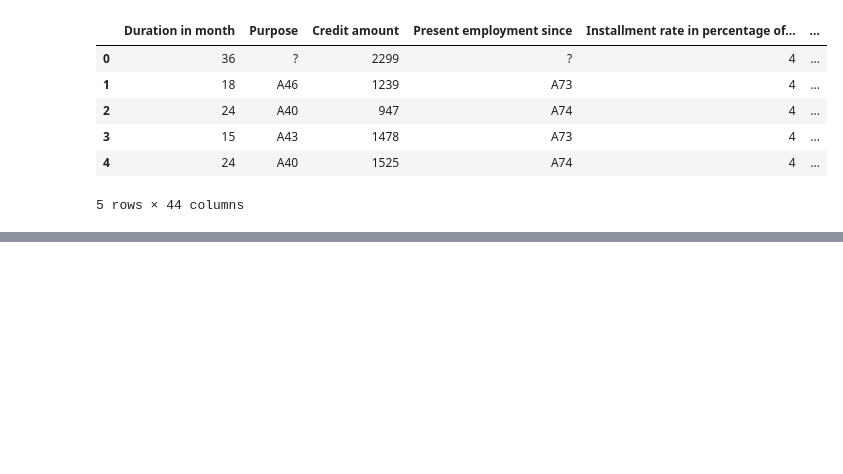
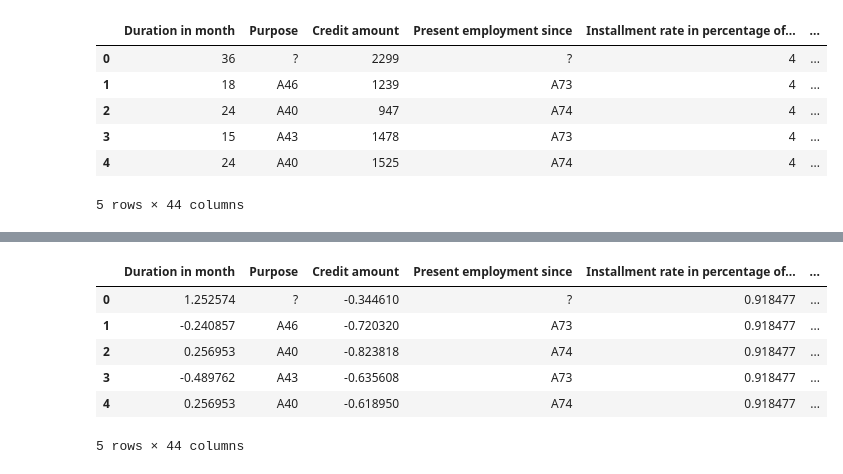
Before and after one commit to kfc-manager/Project_4_Creditworthiness, a Jupyter notebook: creditworthiness.ipynb, the cells around one changed output, grey strips where cells are left out. Cells and saved outputs as stored; diff of their text form; code cells hidden in the pictures; blank space fills up the shorter version.

```diff
--- a/creditworthiness.ipynb
+++ b/creditworthiness.ipynb
@@ -99 +98,27 @@ df.head()
+# %%
+def z_score(column):
+    mean = np.mean(column)
+    std = np.std(column)
+    result = []
+    for i in column:
+        result.append((i - mean)/std)
+    return np.array(result)
+
+df['Duration in month'] = z_score(df['Duration in month'])
+df['Credit amount'] = z_score(df['Credit amount'])
+df['Age in years'] = z_score(df['Age in years'])
+df['Installment rate in percentage of disposable income'] = z_score(df['Installment rate in percentage of disposable income'])
+df['Present residence since'] = z_score(df['Present residence since'])
+df['Number of existing credits at this bank'] = z_score(df['Number of existing credits at this bank'])
+df['Number of people being liable to provide maintenance for'] = z_score(df['Number of people being liable to provide maintenance for'])
+
+df.head()
+# %% [output]
+|  | Duration in month | Purpose | Credit amount | Present employment since | Installment rate in percentage of... | ... |
+| 0 | 1.252574 | ? | -0.344610 | ? | 0.918477 | ... |
+| 1 | -0.240857 | A46 | -0.720320 | A73 | 0.918477 | ... |
+| 2 | 0.256953 | A40 | -0.823818 | A74 | 0.918477 | ... |
+| 3 | -0.489762 | A43 | -0.635608 | A73 | 0.918477 | ... |
+| 4 | 0.256953 | A40 | -0.618950 | A74 | 0.918477 | ... |
+5 rows × 44 columns
 # %% [markdown]
```
Also changed, not shown: parts of 50 cells of this notebook, 1 other file.
